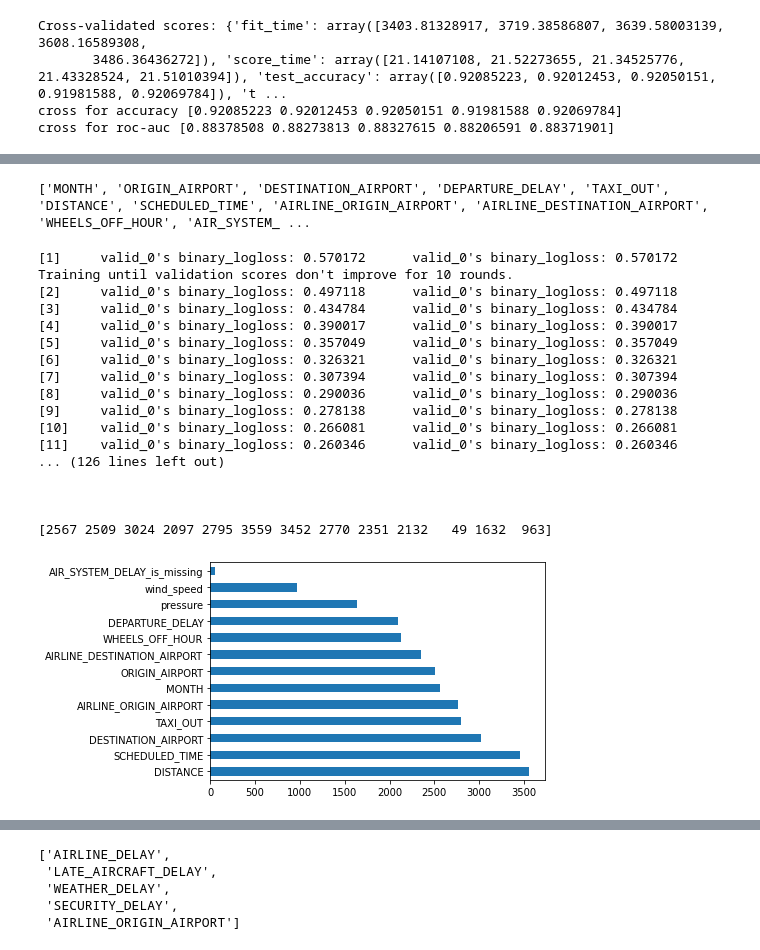
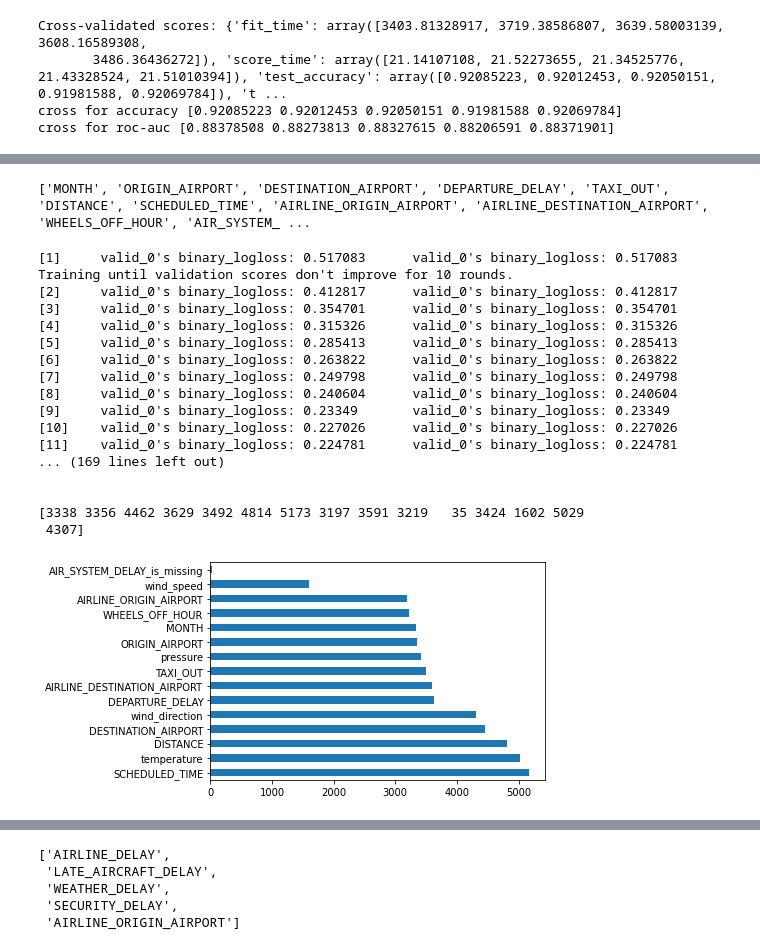
Before and after one commit to bchaithanyasai/PredictLateArrivalsPaper, a Jupyter notebook: Feature_Selection_and_Predictive_Modelling_with_Weather_2015.ipynb, the cells around one changed output, grey strips where cells are left out. Drawn from its saved outputs; the diff is of its cells as text; code cells hidden in the pictures.

```diff
--- a/Feature_Selection_and_Predictive_Modelling_with_Weather_2015.ipynb
+++ b/Feature_Selection_and_Predictive_Modelling_with_Weather_2015.ipynb
@@ -887,8 +885,7 @@ cross for roc-auc [0.88757584 0.88820022 0.88781038 0.88874621 0.88905413]
 import numpy as np
 from sklearn.model_selection import GridSearchCV
 
-indices=np.array([ 0,  2,  3,  4,  5,  6,  7,  8,  9, 10, 12, 13, 14, 15, 16, 17, 18, 19, 22, 23, 24, 25, 26, 28, 29, 34])
-sel_cols=X_train.columns[indices]
+sel_cols=cols
 print(sel_cols)
 
 sel_X_train=X_train[sel_cols]
@@ -903,7 +900,7 @@ def hyperparameterOptimization(model):
      'lambda_l1':(1,2),#--6                    #'lambda_l2':(2,4,6),     #'max_depth':(60,80,90),
      'bagging_fraction':(0.4,0.5)
   }
-  grid = GridSearchCV(model,param_grid ,cv=3, scoring=['accuracy','roc_auc'],n_jobs=3,refit="accuracy",pre_dispatch=4,verbose=30)
+  grid = GridSearchCV(model,param_grid ,cv=3, scoring=['accuracy','roc_auc'],n_jobs=-1,refit="accuracy",pre_dispatch=4,verbose=30)
   grid.fit(sel_X_train,Y_train)
   print(grid)
 
@@ -1065,17 +1211,15 @@ sel_X_test=X_test[sel_cols]
                                                               #right refers to that the rightmost is most optimal in the row and used in previous high score
 def hyperparameterOptimization(model):
   param_grid = {
-     'learning_rate':(0.2,0.3),
-     'lambda_l2':(2,4),
-     'max_depth':(60,80,90)
+     'max_depth':(30,40)
   }
-  grid = GridSearchCV(model,param_grid ,cv=3, scoring=['accuracy','roc_auc'],n_jobs=3,refit="accuracy",pre_dispatch=4,verbose=30)
+  grid = GridSearchCV(model,param_grid ,cv=3, scoring=['accuracy','roc_auc'],n_jobs=4,refit="accuracy",pre_dispatch=5,verbose=30)
   grid.fit(sel_X_train,Y_train)
   print(grid)
 
   print(grid.best_score_)
   print(grid.best_params_)
   print(grid.best_estimator_)
-model=LGBMClassifier(extra_trees=True,num_iterations=90,bagging_fraction=0.4,feature_fraction=0.7,lambda_l1=1,max_bin=125,min_data_in_leaf=300,num_leaves=300)
+model=LGBMClassifier(num_iterations=90,lambda_l1=1,bagging_fraction=0.2,feature_fraction=0.8,max_bin=175,min_data_in_leaf=450,num_leaves=400,lambda_l2=2,learning_rate=0.3)
 hyperparameterOptimization(model)
 # %% [output]
@@ -1193,26 +1257,0 @@ GridSearchCV(cv=3, error_score=nan,
-# %%
-import numpy as np
-from sklearn.model_selection import GridSearchCV
-
-indices=np.array([ 0,  2,  3,  4,  5,  6,  7,  8,  9, 10, 12, 13, 14, 15, 16, 17, 18, 19, 22, 23, 24, 25, 26, 28, 29, 34])
-sel_cols=X_train.columns[indices]
-print(sel_cols)
-
-sel_X_train=X_train[sel_cols]
-sel_X_test=X_test[sel_cols]
-                                                              #right refers to that the rightmost is most optimal in the row and used in previous high score
-def hyperparameterOptimization(model):
-  param_grid = {
-     'learning_rate':(0.4,0.5),
-     'lambda_l2':(6,8),
-     'max_depth':(40,50)
-  }
-  grid = GridSearchCV(model,param_grid ,cv=3, scoring=['accuracy','roc_auc'],n_jobs=4,refit="accuracy",pre_dispatch=5,verbose=30)
-  grid.fit(sel_X_train,Y_train)
-  print(grid)
-
-  print(grid.best_score_)
-  print(grid.best_params_)
-  print(grid.best_estimator_)
-model=LGBMClassifier(extra_trees=True,num_iterations=90,bagging_fraction=0.4,feature_fraction=0.7,lambda_l1=1,max_bin=125,min_data_in_leaf=300,num_leaves=300)
-hyperparameterOptimization(model)
@@ -1267,7 +1263,7 @@ sel_cols=cols
 print(sel_cols,Y_train.OUTCOME.mean(),Y_test.OUTCOME.mean())
 
 def runLGBMClassifierModel():
-  model=LGBMClassifier(extra_trees=True,num_iterations=100,bagging_fraction=0.4,feature_fraction=0.7,lambda_l1=3,max_bin=125,min_data_in_leaf=300,num_leaves=300,lambda_l2=8,learning_rate=0.2,max_depth=40)
+  model=LGBMClassifier(num_iterations=120,lambda_l1=1,bagging_fraction=0.2,feature_fraction=0.8,max_bin=175,min_data_in_leaf=450,num_leaves=400,lambda_l2=2,learning_rate=0.3,max_depth=40)
   sel_X_train=X_train[sel_cols]
   sel_X_test=X_test[sel_cols]
   sel_X_valid=X_valid[sel_cols]
@@ -1325,11 +1322,11 @@ cross for roc-auc [0.89131    0.89014033 0.89037155 0.88960423 0.8910209 ]
 import numpy as np
 import matplotlib.pyplot as plt
 
-sel_cols=cols_after_removing_recursive
+sel_cols=cols_after_removing_recursive+['temperature','wind_direction']
 print(sel_cols,Y_train.OUTCOME.mean(),Y_test.OUTCOME.mean())
 
 def runLGBMClassifierModel():
-  model=LGBMClassifier(extra_trees=True,num_iterations=100,bagging_fraction=0.4,feature_fraction=0.7,lambda_l1=3,max_bin=125,min_data_in_leaf=300,num_leaves=300,lambda_l2=8,learning_rate=0.2,max_depth=40)
+  model=LGBMClassifier(num_iterations=150,lambda_l1=1,bagging_fraction=0.2,feature_fraction=0.8,max_bin=175,min_data_in_leaf=450,num_leaves=400,lambda_l2=2,learning_rate=0.3,max_depth=40)
   sel_X_train=X_train[sel_cols]
   sel_X_test=X_test[sel_cols]
   sel_X_valid=X_valid[sel_cols]
@@ -1338,45 +1335,45 @@ def runLGBMClassifierModel():
 
   print("Test dataset:")
   pred=model.predict(sel_X_test)
   print("predictions are ",pred)
   report(Y_test,pred)
 
   print("\n")
 
   print("Validation dataset:")
   pred=model.predict(sel_X_valid)
   print("predictions are ",pred)
   report(Y_valid,pred)
 
 
   print(model.feature_importances_) #use inbuilt class feature_importances of tree based classifiers
   #plot graph of feature importances for better visualization
   feat_importances = pd.Series(model.feature_importances_, index=sel_cols)
   feat_importances.nlargest(26).plot(kind='barh')
   plt.show()
 
   X=pd.concat([sel_X_train[:2406600],sel_X_test,sel_X_valid])
   y=pd.concat([Y_train[:2406600],Y_test,Y_valid])
   cross_validation(model,X,y)
 
 runLGBMClassifierModel()
 # %% [output]
 ['MONTH', 'ORIGIN_AIRPORT', 'DESTINATION_AIRPORT', 'DEPARTURE_DELAY', 'TAXI_OUT', 'DISTANCE', 'SCHEDULED_TIME', 'AIRLINE_ORIGIN_AIRPORT', 'AIRLINE_DESTINATION_AIRPORT', 'WHEELS_OFF_HOUR', 'AIR_SYSTEM_ ...
-[1]     valid_0's binary_logloss: 0.570172      valid_0's binary_logloss: 0.570172
+[1]     valid_0's binary_logloss: 0.517083      valid_0's binary_logloss: 0.517083
 Training until validation scores don't improve for 10 rounds.
-[2]     valid_0's binary_logloss: 0.497118      valid_0's binary_logloss: 0.497118
-[3]     valid_0's binary_logloss: 0.434784      valid_0's binary_logloss: 0.434784
-[4]     valid_0's binary_logloss: 0.390017      valid_0's binary_logloss: 0.390017
-[5]     valid_0's binary_logloss: 0.357049      valid_0's binary_logloss: 0.357049
-[6]     valid_0's binary_logloss: 0.326321      valid_0's binary_logloss: 0.326321
-[7]     valid_0's binary_logloss: 0.307394      valid_0's binary_logloss: 0.307394
-[8]     valid_0's binary_logloss: 0.290036      valid_0's binary_logloss: 0.290036
-[9]     valid_0's binary_logloss: 0.278138      valid_0's binary_logloss: 0.278138
-[10]    valid_0's binary_logloss: 0.266081      valid_0's binary_logloss: 0.266081
-[11]    valid_0's binary_logloss: 0.260346      valid_0's binary_logloss: 0.260346
-... (126 lines left out)
+[2]     valid_0's binary_logloss: 0.412817      valid_0's binary_logloss: 0.412817
+[3]     valid_0's binary_logloss: 0.354701      valid_0's binary_logloss: 0.354701
+[4]     valid_0's binary_logloss: 0.315326      valid_0's binary_logloss: 0.315326
+[5]     valid_0's binary_logloss: 0.285413      valid_0's binary_logloss: 0.285413
+[6]     valid_0's binary_logloss: 0.263822      valid_0's binary_logloss: 0.263822
+[7]     valid_0's binary_logloss: 0.249798      valid_0's binary_logloss: 0.249798
+[8]     valid_0's binary_logloss: 0.240604      valid_0's binary_logloss: 0.240604
+[9]     valid_0's binary_logloss: 0.23349       valid_0's binary_logloss: 0.23349
+[10]    valid_0's binary_logloss: 0.227026      valid_0's binary_logloss: 0.227026
+[11]    valid_0's binary_logloss: 0.224781      valid_0's binary_logloss: 0.224781
+... (169 lines left out)
 
 
-
-[2567 2509 3024 2097 2795 3559 3452 2770 2351 2132   49 1632  963]
+[3338 3356 4462 3629 3492 4814 5173 3197 3591 3219   35 3424 1602 5029
+ 4307]
-[figure, old version]
+[figure, new version]
```
Also changed, not shown: parts of 18 cells of this notebook.
